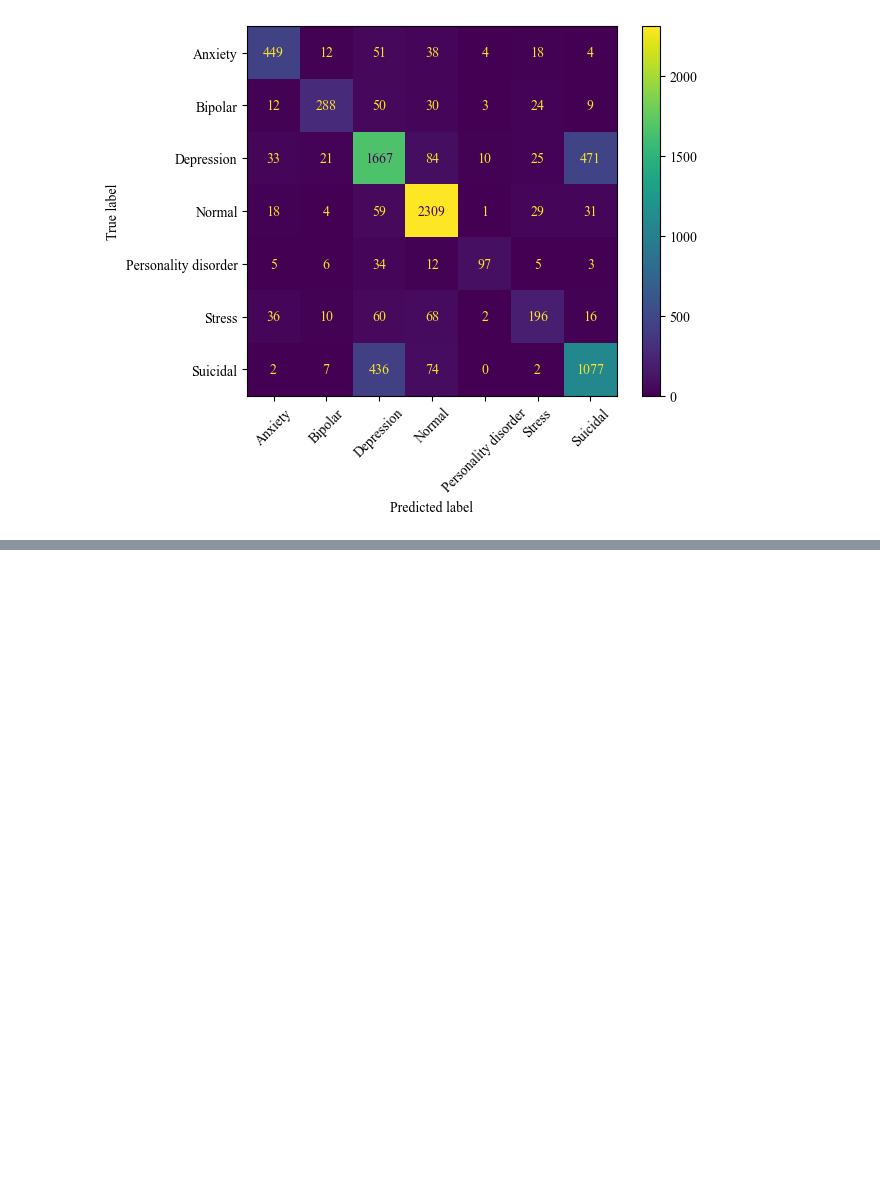
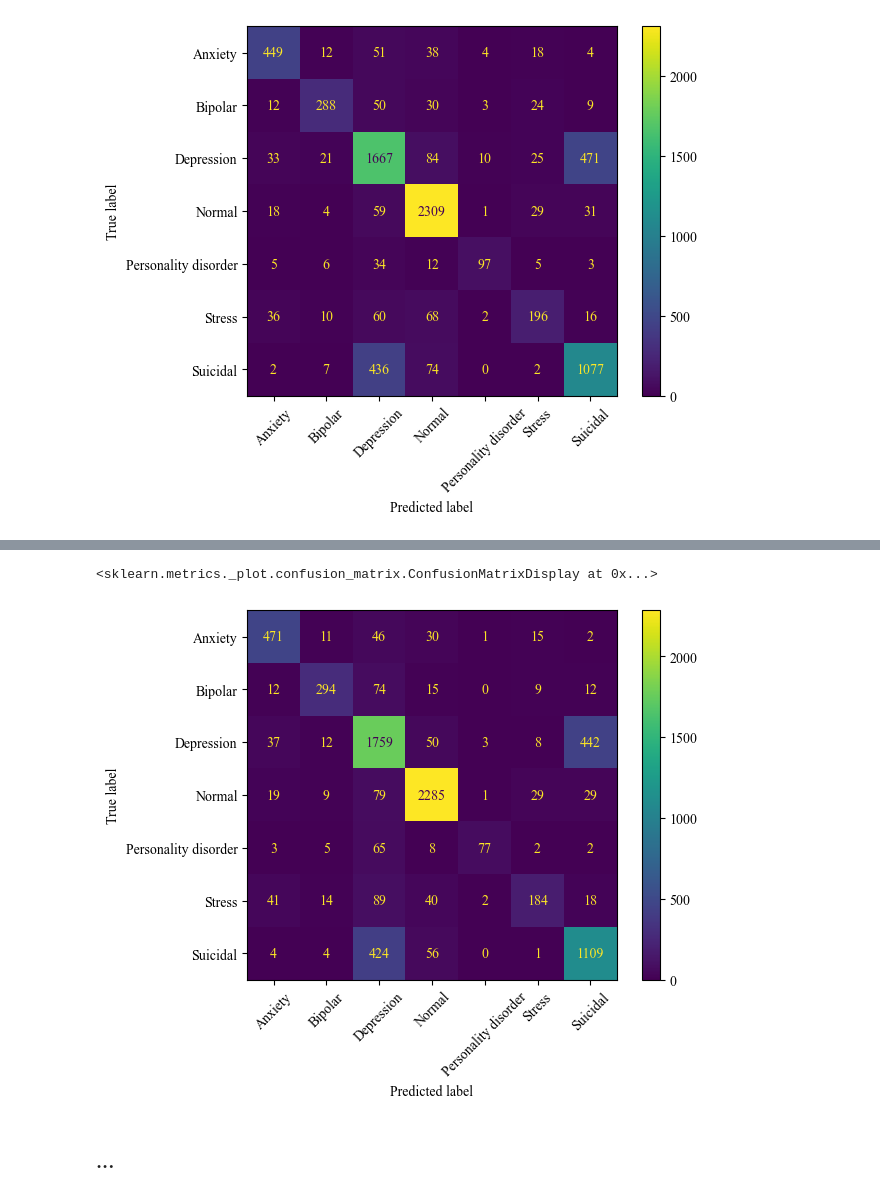
Before and after one commit to julbor2003/NLP-Sentiment-Analysis-for-Mental-Health, a Jupyter notebook: experiments/e2-svm-context.ipynb, the cells around one changed output, grey strips where cells are left out. Drawn from its saved outputs; the diff is of its cells as text; code cells hidden in the pictures; blank space fills up the shorter version.

```diff
--- a/experiments/e2-svm-context.ipynb
+++ b/experiments/e2-svm-context.ipynb
@@ -134,0 +319,13 @@ plt.show()
+# %%
+# pipeline dla TF-IDF z użyciem trigramów i klasyfikatora SVM
+tri_svm_pipeline = Pipeline([
+    ("tfidf", TfidfVectorizer(ngram_range=(1, 3))),
+    ("clf", LinearSVC())
+])
+# %%
+tri_svm_pipeline.fit(X_train_base, y_train)
+y_val_pred_tri_svm = tri_svm_pipeline.predict(X_val_base)
+f1_macro_tri_svm = f1_score(y_val, y_val_pred_tri_svm, average='macro')
+
+print(classification_report(y_val, y_val_pred_tri_svm))
+print(f"F1 macro: {f1_macro_tri_svm:.2f}")
@@ -134,0 +348,10 @@ plt.show()
+# %%
+cm_tri_svm = confusion_matrix(y_val, y_val_pred_tri_svm)
+ConfusionMatrixDisplay.from_predictions(
+    y_val, y_val_pred_tri_svm,
+    xticks_rotation=45)
+# %% [output]
+<sklearn.metrics._plot.confusion_matrix.ConfusionMatrixDisplay at 0x...>
+[figure, added]
+# %% [markdown]
+### ...
```
Also changed, not shown: parts of 26 cells of this notebook, 1 other file.
